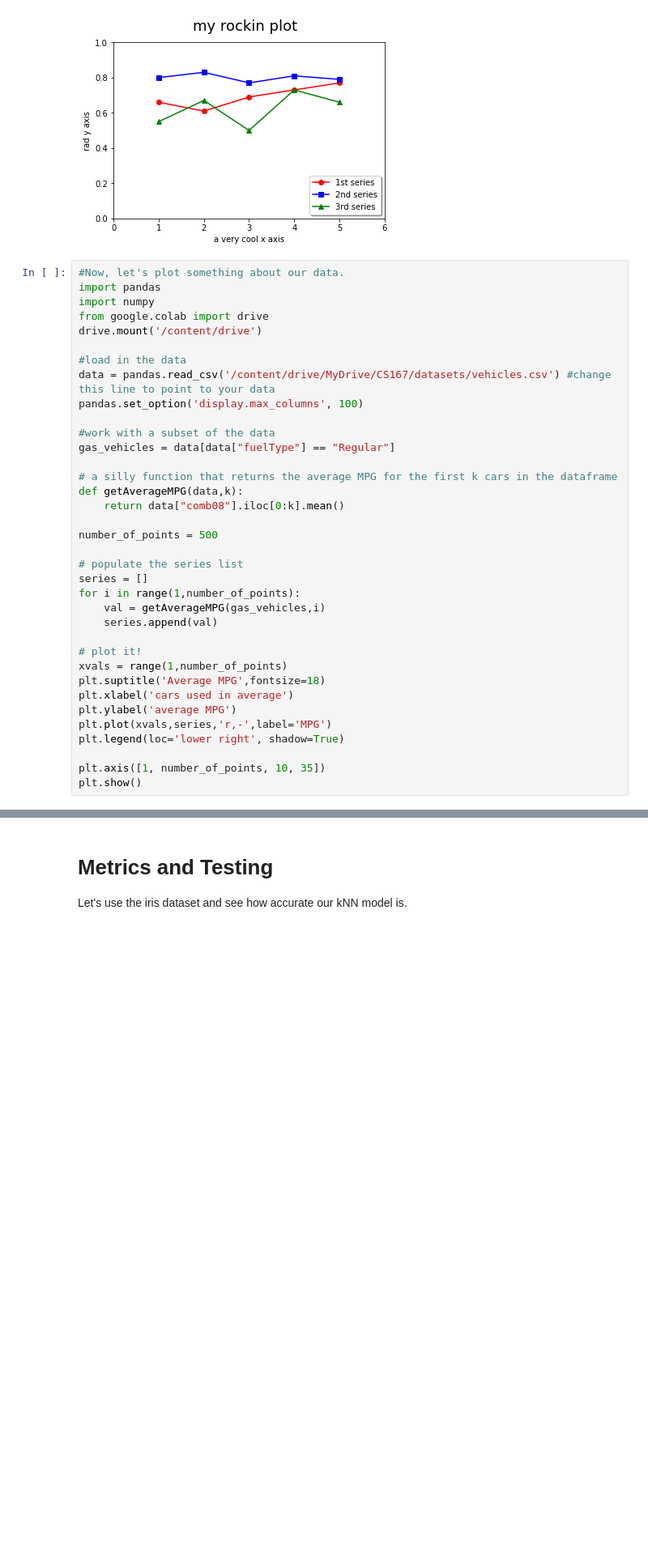
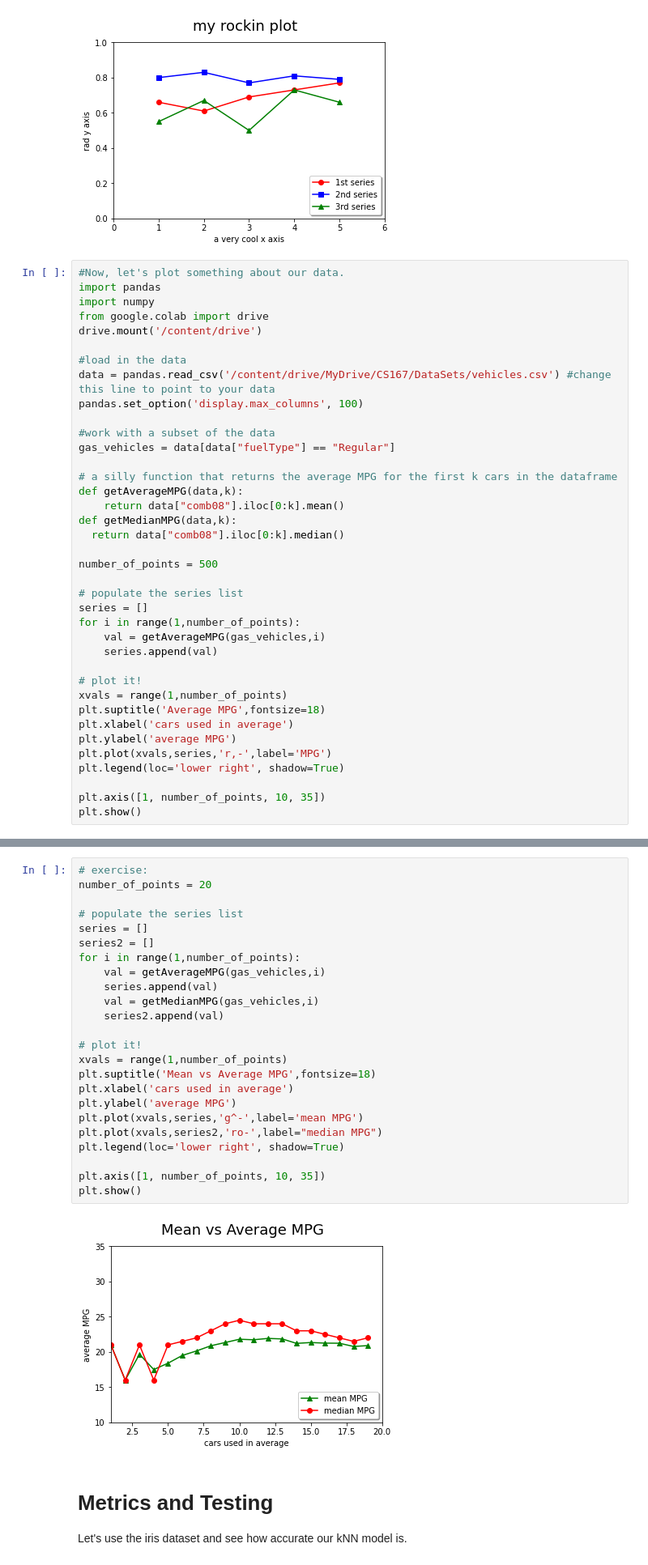
Before and after one commit to Jaethem8y/CS167, a Jupyter notebook: Day07_Notes.ipynb, the cells around one changed output, grey strips where cells are left out. Shown: that part at 81% size. Saved outputs shown, nothing was run; the diff lists cells and outputs as text; blank space fills up the shorter version.

```diff
--- a/Day07_Notes.ipynb
+++ b/Day07_Notes.ipynb
@@ -36,7 +36,7 @@ from google.colab import drive
 drive.mount('/content/drive')
 
 #load in the data
-data = pandas.read_csv('/content/drive/MyDrive/CS167/datasets/vehicles.csv') #change this line to point to your data
+data = pandas.read_csv('/content/drive/MyDrive/CS167/DataSets/vehicles.csv') #change this line to point to your data
 pandas.set_option('display.max_columns', 100)
 
 #work with a subset of the data
@@ -45,6 +45,8 @@ gas_vehicles = data[data["fuelType"] == "Regular"]
 # a silly function that returns the average MPG for the first k cars in the dataframe
 def getAverageMPG(data,k):
     return data["comb08"].iloc[0:k].mean()
+def getMedianMPG(data,k):
+  return data["comb08"].iloc[0:k].median()
 
 number_of_points = 500
 
@@ -72,3 +72,29 @@ Mounted at /content/drive
+# %%
+# exercise:
+number_of_points = 20
+
+# populate the series list
+series = []
+series2 = []
+for i in range(1,number_of_points):
+    val = getAverageMPG(gas_vehicles,i)
+    series.append(val)
+    val = getMedianMPG(gas_vehicles,i)
+    series2.append(val)
+
+# plot it!
+xvals = range(1,number_of_points)
+plt.suptitle('Mean vs Average MPG',fontsize=18)
+plt.xlabel('cars used in average')
+plt.ylabel('average MPG')
+plt.plot(xvals,series,'g^-',label='mean MPG')
+plt.plot(xvals,series2,'ro-',label="median MPG")
+plt.legend(loc='lower right', shadow=True)
+
+plt.axis([1, number_of_points, 10, 35])
+plt.show()
+# %% [output]
+[figure, added]
 # %% [markdown]
 # Metrics and Testing
 Let's use the iris dataset and see how accurate our kNN model is.
```
Also changed, not shown: parts of 2 cells of this notebook.
